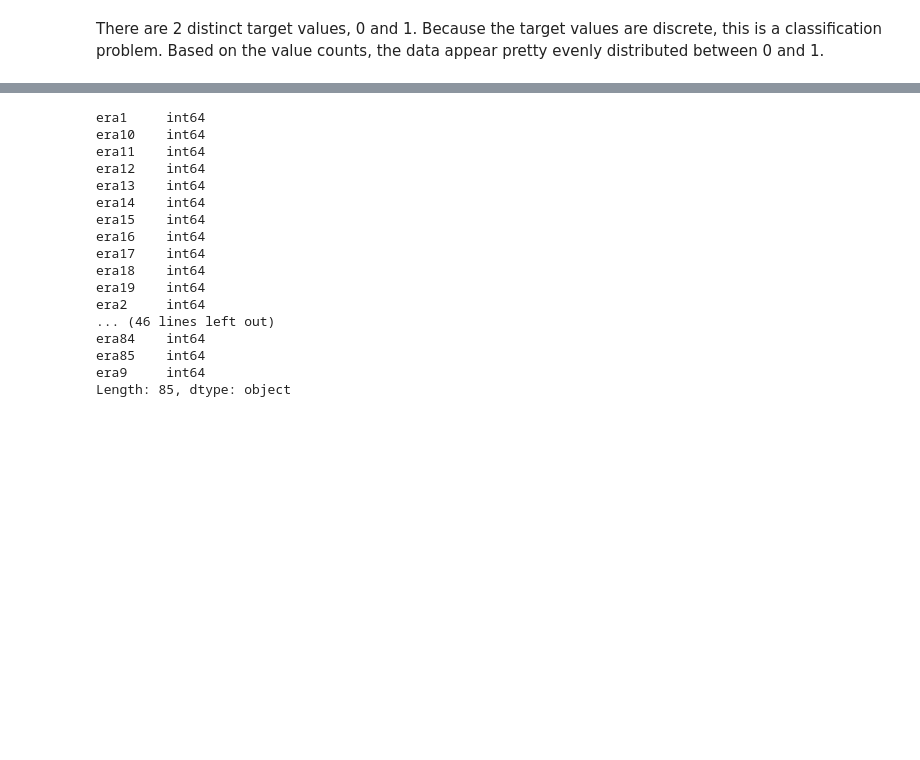
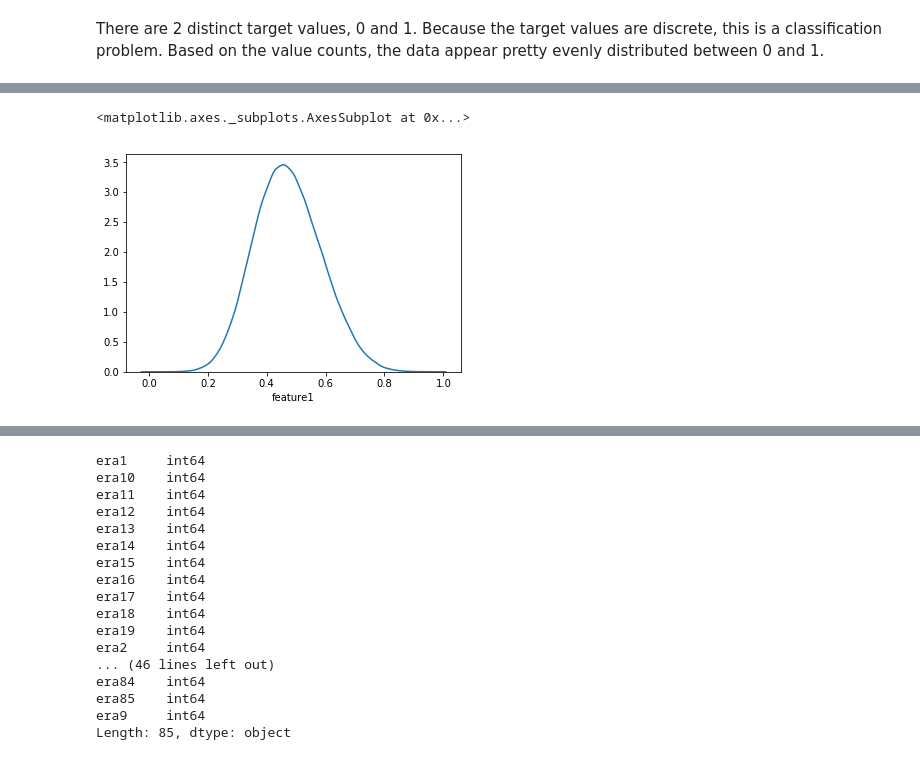
Before and after one commit to cchen181/numerai_tournament79, a Jupyter notebook: modelv2.ipynb, the cells around one changed output, grey strips where cells are left out. Saved outputs shown, nothing was run; the diff lists cells and outputs as text; code cells hidden in the pictures; blank space fills up the shorter version.

```diff
--- a/modelv2.ipynb
+++ b/modelv2.ipynb
@@ -180,0 +176,5 @@ Name: feature2, dtype: float64
+# %%
+sns.distplot(data.feature1,hist=False)
+# %% [output]
+<matplotlib.axes._subplots.AxesSubplot at 0x...>
+[figure, added]
```
Also changed, not shown: parts of 11 cells of this notebook.
